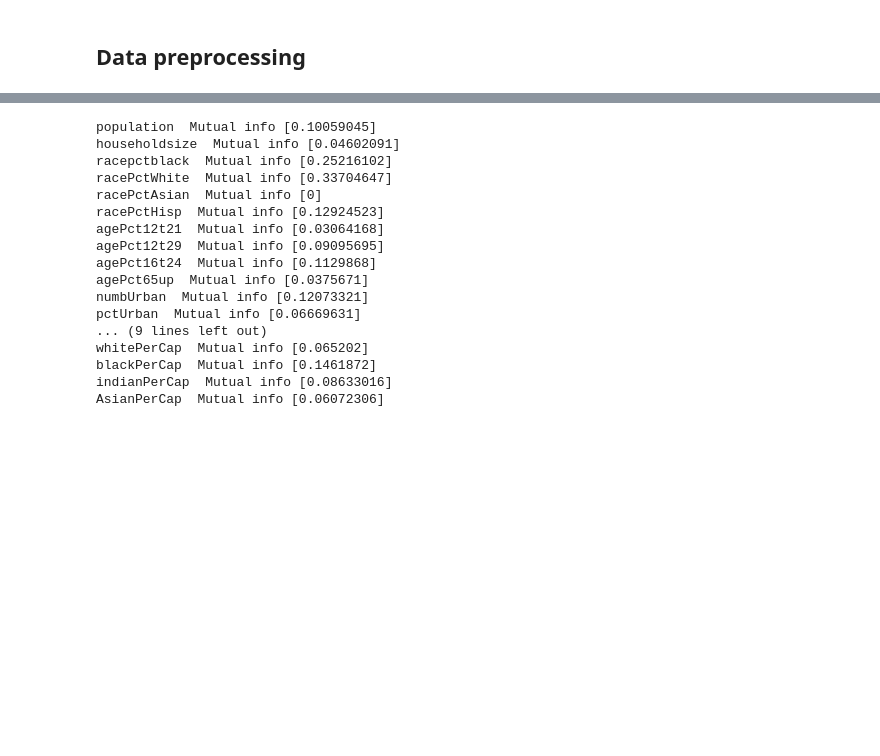
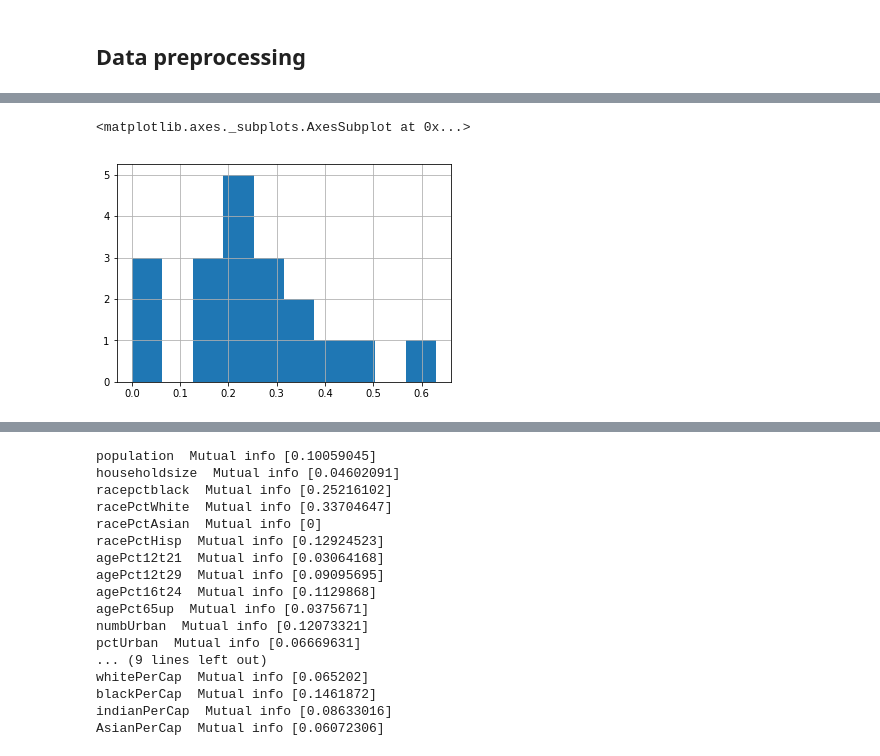
Before and after one commit to esobolewska/ML1-regression, a Jupyter notebook: ML1-kod.ipynb, the cells around one changed output, grey strips where cells are left out. Cells and saved outputs as stored; diff of their text form; code cells hidden in the pictures; blank space fills up the shorter version.

```diff
--- a/ML1-kod.ipynb
+++ b/ML1-kod.ipynb
@@ -232 +108,6 @@ len(mydata.state.unique())
+# %%
+mydata[mydata.state==28].OtherPerCap.hist()
+# %% [output]
+<matplotlib.axes._subplots.AxesSubplot at 0x...>
+[figure, added]
 # %%
```
Also changed, not shown: parts of 30 cells of this notebook, 1 other file.
